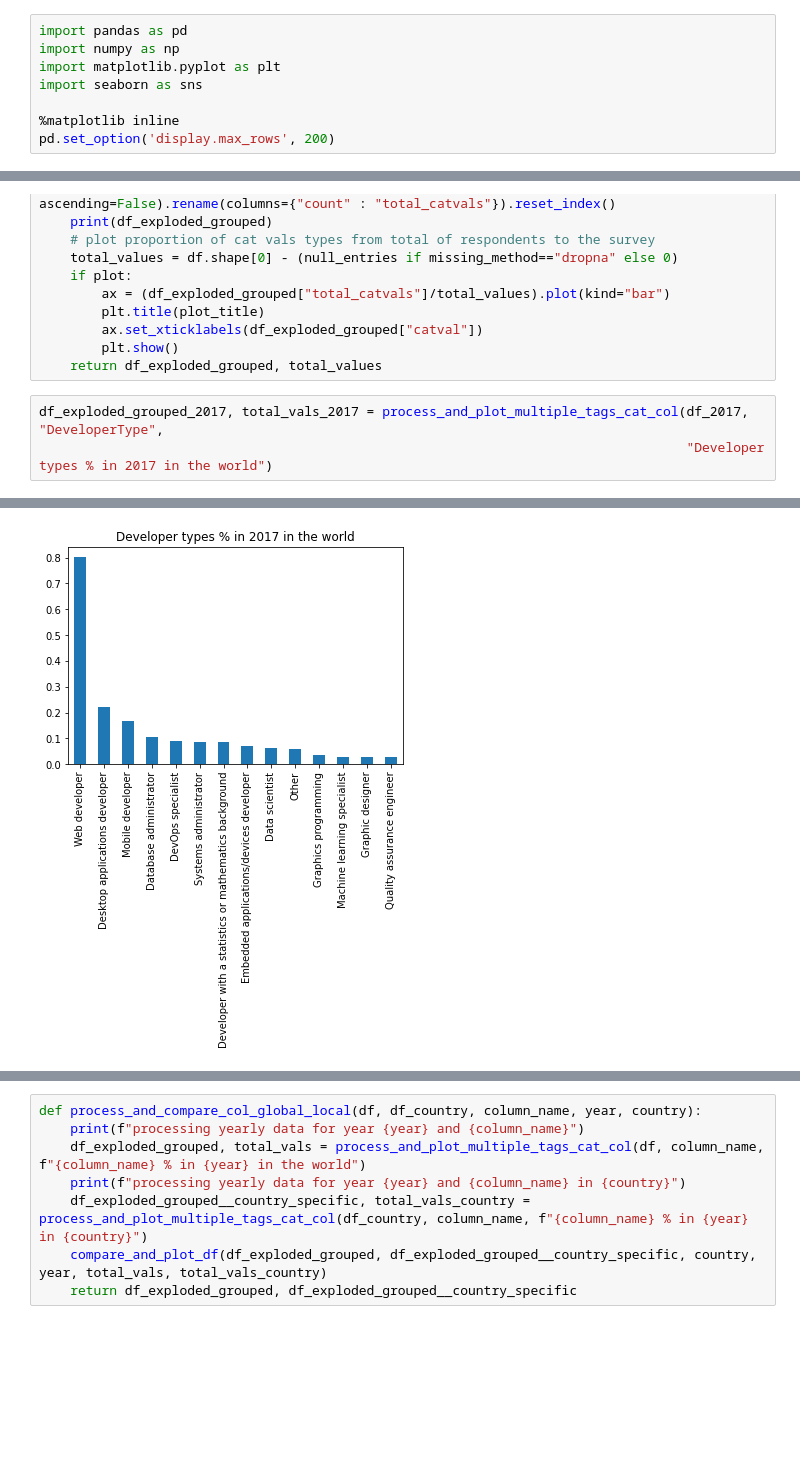
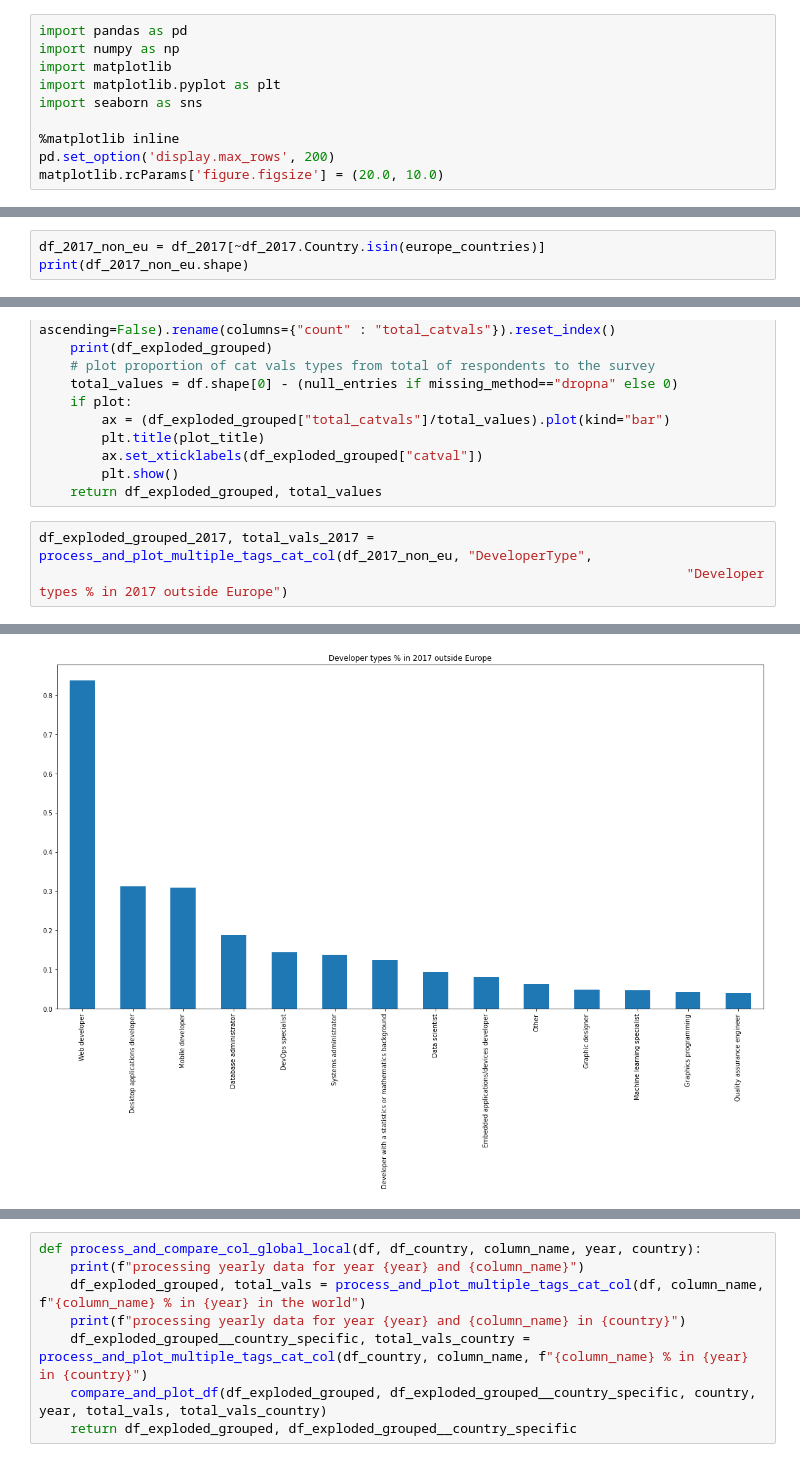
Before and after one commit to ju0gri/so-survey-data-analysis, a Jupyter notebook: project1_solution.ipynb, the cells around one changed output, grey strips where cells are left out. Saved outputs shown, nothing was run; the diff lists cells and outputs as text; blank space fills up the shorter version.

```diff
--- a/project1_solution.ipynb
+++ b/project1_solution.ipynb
@@ -1,11 +1,13 @@
 # %%
 import pandas as pd
 import numpy as np
+import matplotlib
 import matplotlib.pyplot as plt
 import seaborn as sns
 
 %matplotlib inline
 pd.set_option('display.max_rows', 200)
+matplotlib.rcParams['figure.figsize'] = (20.0, 10.0)
 # %%
 data_folder = "./data"
 
@@ -108 +110,4 @@ Andorra                  2
 Name: Country, dtype: int64
+# %%
+df_2017_non_eu = df_2017[~df_2017.Country.isin(europe_countries)]
+print(df_2017_non_eu.shape)
@@ -204,8 +222,8 @@ def process_and_plot_multiple_tags_cat_col(df, column_name, plot_title=None, mis
         plt.show()
     return df_exploded_grouped, total_values
 # %%
-df_exploded_grouped_2017, total_vals_2017 = process_and_plot_multiple_tags_cat_col(df_2017, "DeveloperType",
-                                                                                   "Developer types % in 2017 in the world")
+df_exploded_grouped_2017, total_vals_2017 = process_and_plot_multiple_tags_cat_col(df_2017_non_eu, "DeveloperType",
+                                                                                   "Developer types % in 2017 outside Europe")
 # %% [output]
 null entries for DeveloperType: 0
                                                catval  total_catvals
@@ -226,4 +244,4 @@ null entries for DeveloperType: 0
-[figure, old version]
+[figure, new version]
 # %%
 df_exploded_grouped_2017_eu, total_vals_2017_eu = process_and_plot_multiple_tags_cat_col(df_2017_eu,
                                                                                          "DeveloperType", "Developer types % in 2017 in Europe")
```
Also changed, not shown: parts of 52 cells of this notebook.
